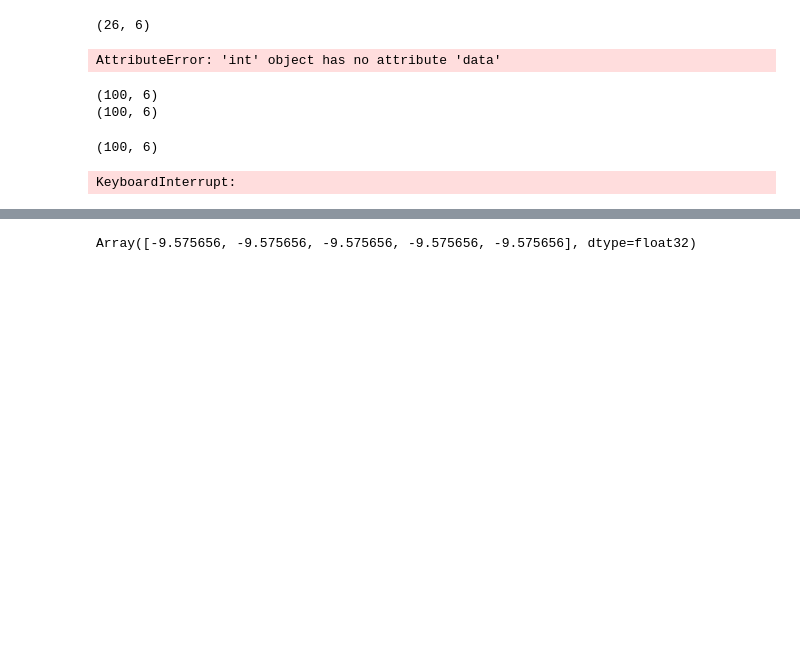
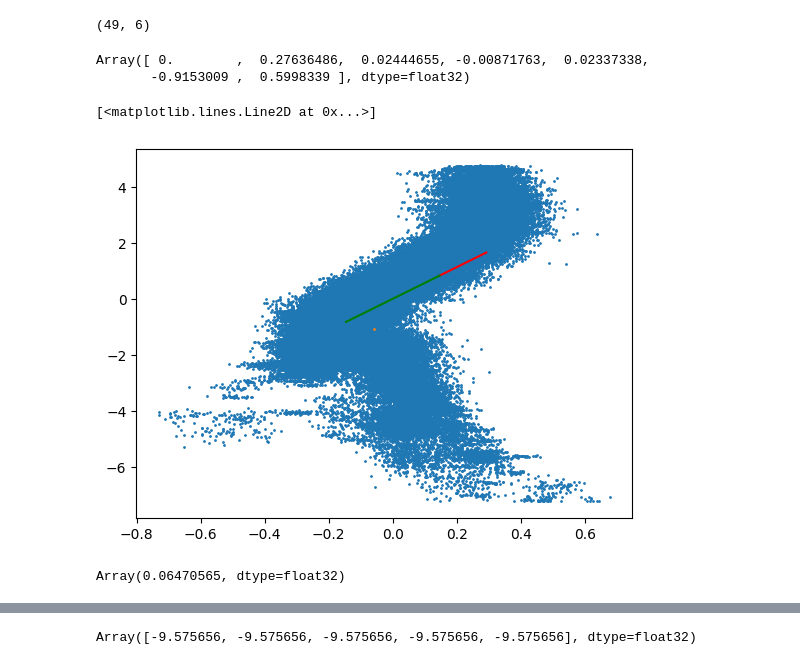
Before and after one commit to ocallam6/XPNorm, a Jupyter notebook: src/MAF_Jax.ipynb, the cells around one changed output, grey strips where cells are left out. Saved outputs shown, nothing was run; the diff lists cells and outputs as text; code cells hidden in the pictures; blank space fills up the shorter version.

```diff
--- a/src/MAF_Jax.ipynb
+++ b/src/MAF_Jax.ipynb
@@ -299,29 +483,27 @@ def model(data):
 # %%
-.shape
+data.shape
 # %% [output]
-(26, 6)
+(49, 6)
-# %%
-for j in [0,100,1000,10000]:
-    plt.plot(jnp.arange(-1,1,0.01),dist_nf.log_prob(jnp.stack([j.data[j]+extinction_vector*i for i in jnp.arange(-1,1,0.01)])))
-# %% [output]
-AttributeError: 'int' object has no attribute 'data'
-# %%
-from jax import random
-
-from numpyro.infer import MCMC, NUTS
-from numpyro import handlers
-
-
-
-nuts_kernel = NUTS(model)
-
-mcmc = MCMC(nuts_kernel, num_warmup=500, num_samples=1000)
-
-rng_key = random.PRNGKey(0)
-
-mcmc.run(rng_key, j.data[:100])
-# %% [output]
-(100, 6)
-(100, 6)
-(100, 6)
-KeyboardInterrupt:
+# %%
+model_loaded.data_transform.sum(-1)
+# %% [output]
+Array([ 0.        ,  0.27636486,  0.02444655, -0.00871763,  0.02337338,
+       -0.9153009 ,  0.5998339 ], dtype=float32)
+# %%
+plt.scatter(model_loaded.data[:,2],model_loaded.data[:,0],s=1)
+#plt.scatter(data[:,2]-data[:,1],data[:,0])
+plt.scatter(data[10:11,2],data[10:11,0],s=1)
+g=model_loaded.extinction_vector[1]
+c=model_loaded.extinction_vector[3]#-model_loaded.extinction_vector[2]
+arr=jnp.array([[c,g],[2*c,2*g]])
+
+plt.plot(arr[:,0],arr[:,1],c='r')
+arr=jnp.array([[c,g],[-1*c,-1*g]])
+plt.plot(arr[:,0],arr[:,1],c='g')
+# %% [output]
+[<matplotlib.lines.Line2D at 0x...>]
+[figure, added]
+# %%
+(mcmc.get_samples()['a0'][:,0]/3.1).mean()
+# %% [output]
+Array(0.06470565, dtype=float32)
```
Also changed, not shown: parts of 51 cells of this notebook, 20 other files.
